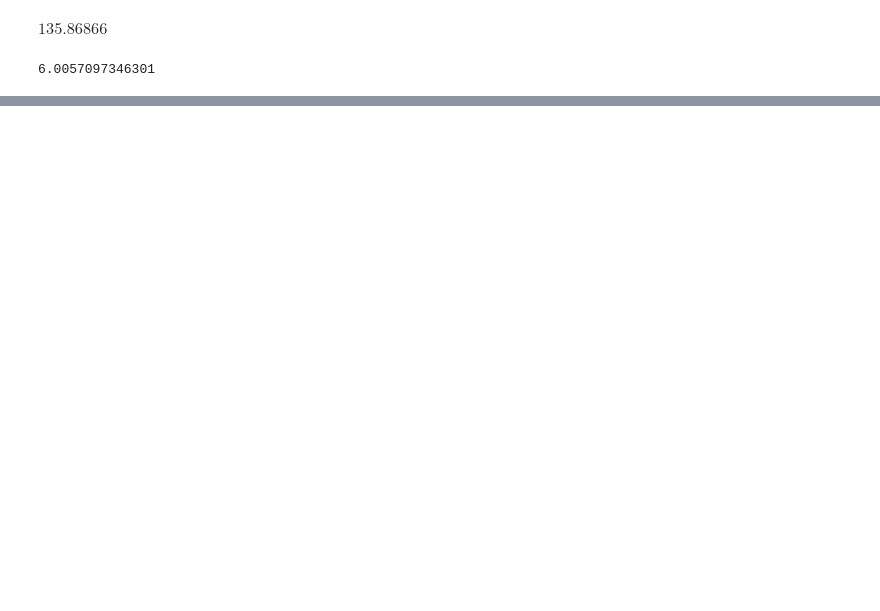
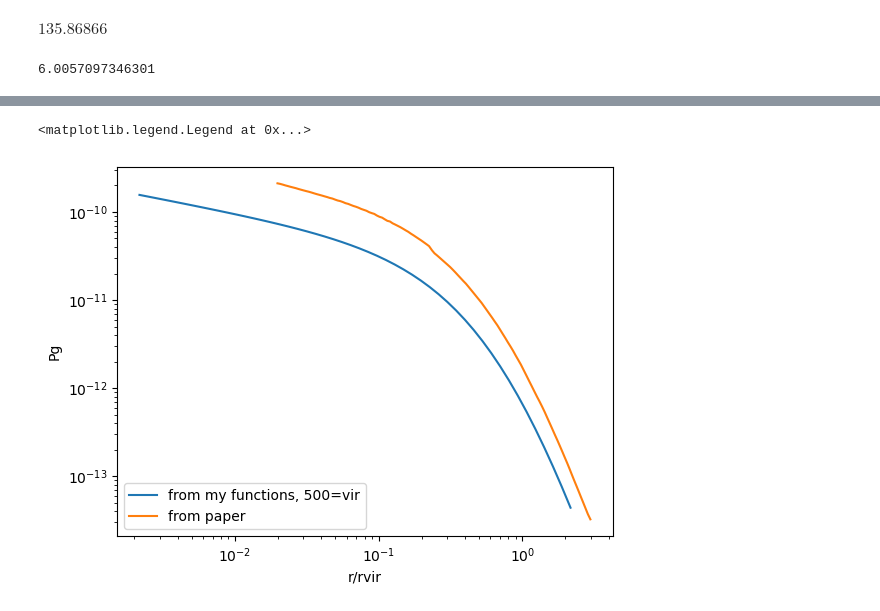
Before and after one commit to eleanorstuart/thermo-idm, a Jupyter notebook: troubleshooting_iqbal.ipynb, the cells around one changed output, grey strips where cells are left out. Saved outputs shown, nothing was run; the diff lists cells and outputs as text; code cells hidden in the pictures; blank space fills up the shorter version.

```diff
--- a/troubleshooting_iqbal.ipynb
+++ b/troubleshooting_iqbal.ipynb
@@ -417,0 +401,9 @@ Mvir = 6
+# %%
+plt.loglog(rs/iq.virial_radius(Mvir, z), iq.Pg_r(rs, ClusterMeasurements(iq.virial_radius(Mvir, z), Mvir, z)), label="from my functions, 500=vir")
+plt.loglog(iq_pressure[0], iq_pressure[1], label="from paper")
+plt.xlabel("r/rvir")
+plt.ylabel("Pg")
+plt.legend()
+# %% [output]
+<matplotlib.legend.Legend at 0x...>
+[figure, added]
```
Also changed, not shown: parts of 24 cells of this notebook, 13 other files.
